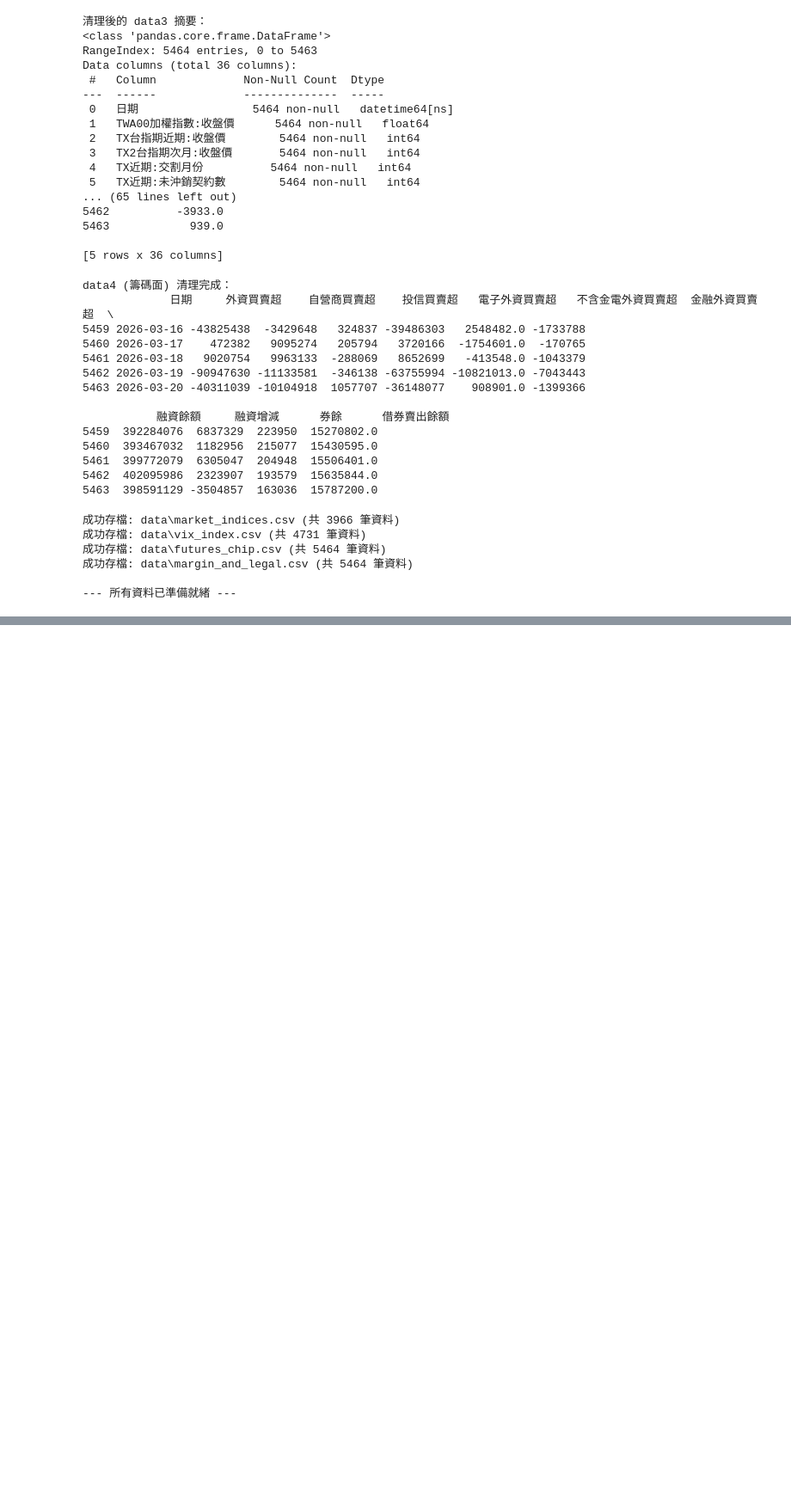
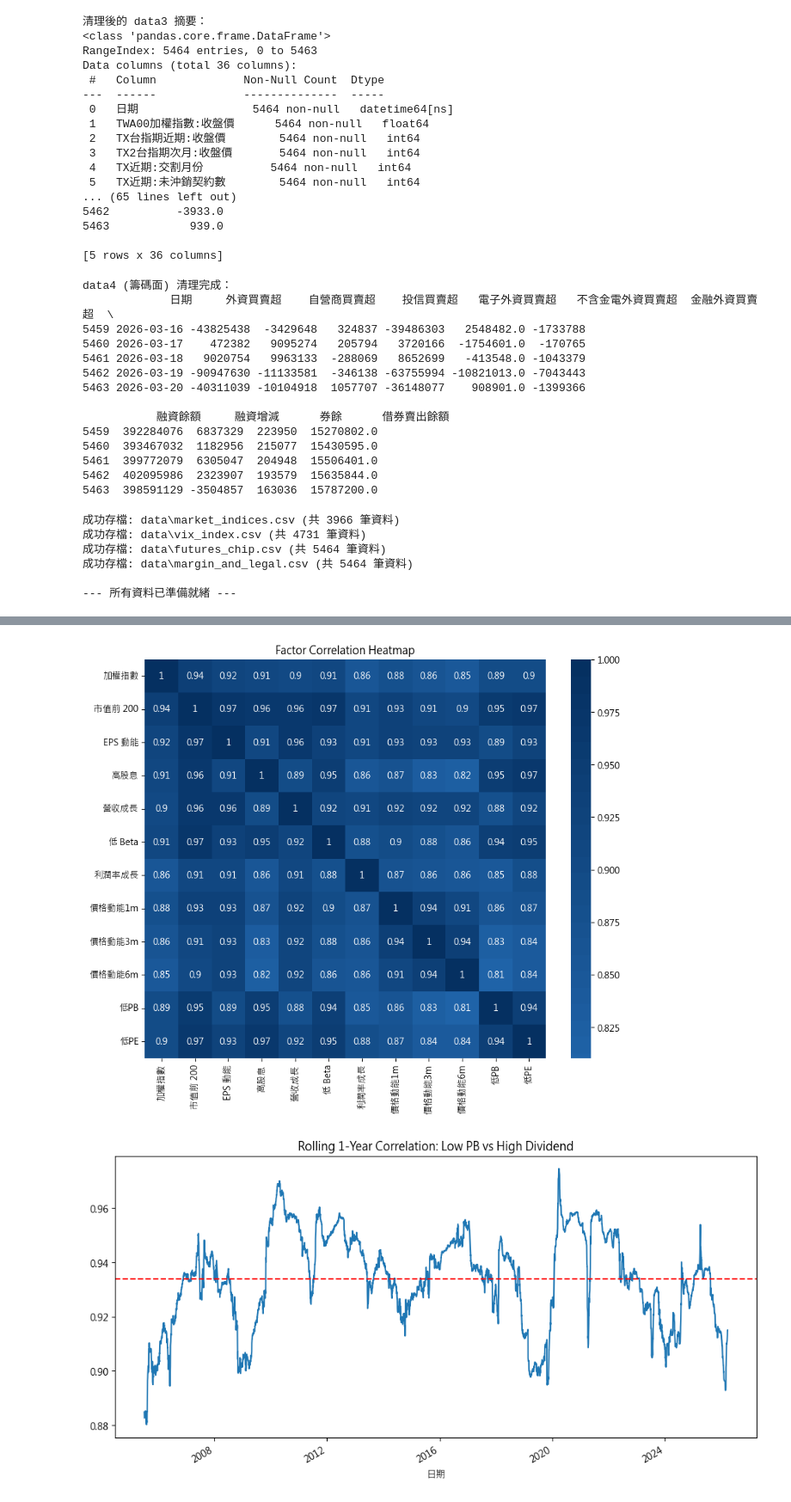
Before and after one commit to alfred0630/MIS, a Jupyter notebook: dev_clean_data.ipynb, the cells around one changed output, grey strips where cells are left out. Shown at 86% size. Drawn from its saved outputs; the diff is of its cells as text; code cells hidden in the pictures; blank space fills up the shorter version.

```diff
--- a/dev_clean_data.ipynb
+++ b/dev_clean_data.ipynb
@@ -230,3 +230,7 @@ print("\n--- 所有資料已準備就緒 ---")
 成功存檔: data\margin_and_legal.csv (共 5464 筆資料)
 
 --- 所有資料已準備就緒 ---
+# %%
+df = pd.read_csv('factor_return.csv', encoding='utf-8-sig')
+# %%
+df  = df.dropna()
@@ -232,0 +276,31 @@ print("\n--- 所有資料已準備就緒 ---")
+# %%
+import seaborn as sns
+import matplotlib.pyplot as plt
+
+import warnings
+# 忽略所有警告 (建議在開發完成、確認邏輯正確後再使用)
+warnings.filterwarnings('ignore')
+
+import matplotlib.pyplot as plt
+
+# 解決中文顯示問題 (針對 Windows 系統)
+plt.rcParams['font.sans-serif'] = ['Microsoft JhengHei'] # 設定字體為微軟正黑體
+plt.rcParams['axes.unicode_minus'] = False              # 解決負號 '-' 顯示為亂碼的問題
+# 1. 靜態熱力圖
+plt.figure(figsize=(10, 8))
+sns.heatmap(df.corr(), annot=True, cmap='RdBu', center=0)
+plt.title("Factor Correlation Heatmap")
+plt.show()
+
+# 2. 滾動相關係數 (假設視窗為 252 天，即一年)
+# 觀察 '低PB' 與 '高股息' 的動態關係
+rolling_corr = df['價格動能1m'].rolling(window=252).corr(df['EPS 動能'])
+
+plt.figure(figsize=(12, 6))
+rolling_corr.plot()
+plt.title("Rolling 1-Year Correlation: Low PB vs High Dividend")
+plt.axhline(rolling_corr.mean(), color='r', linestyle='--') # 畫出平均線
+plt.show()
+# %% [output]
+[figure, added]
+[figure, added]
```
Also changed, not shown: parts of 1 cell of this notebook, 6 other files.
